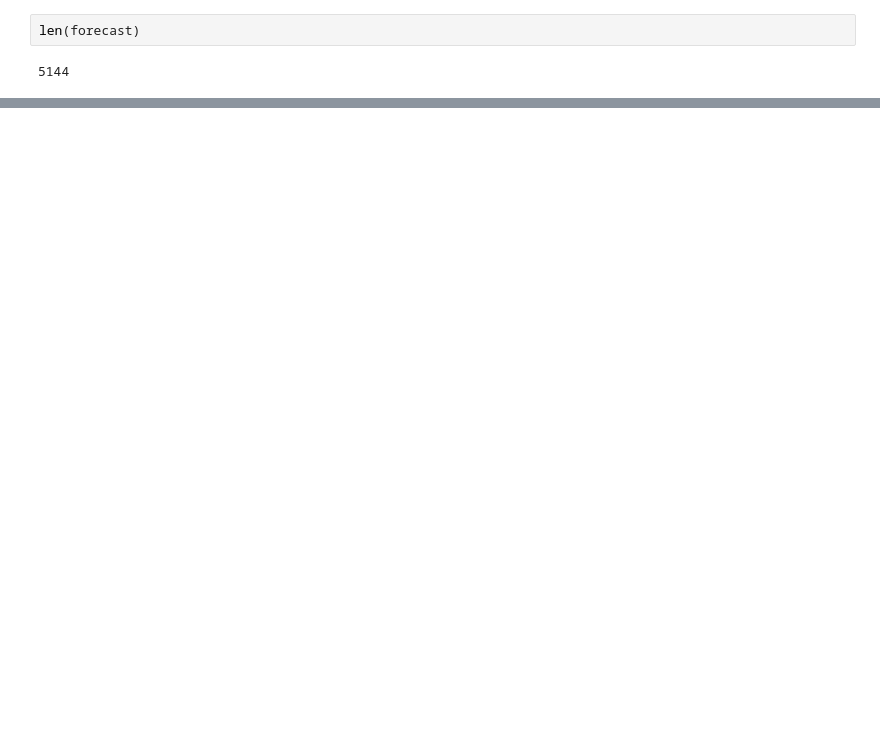
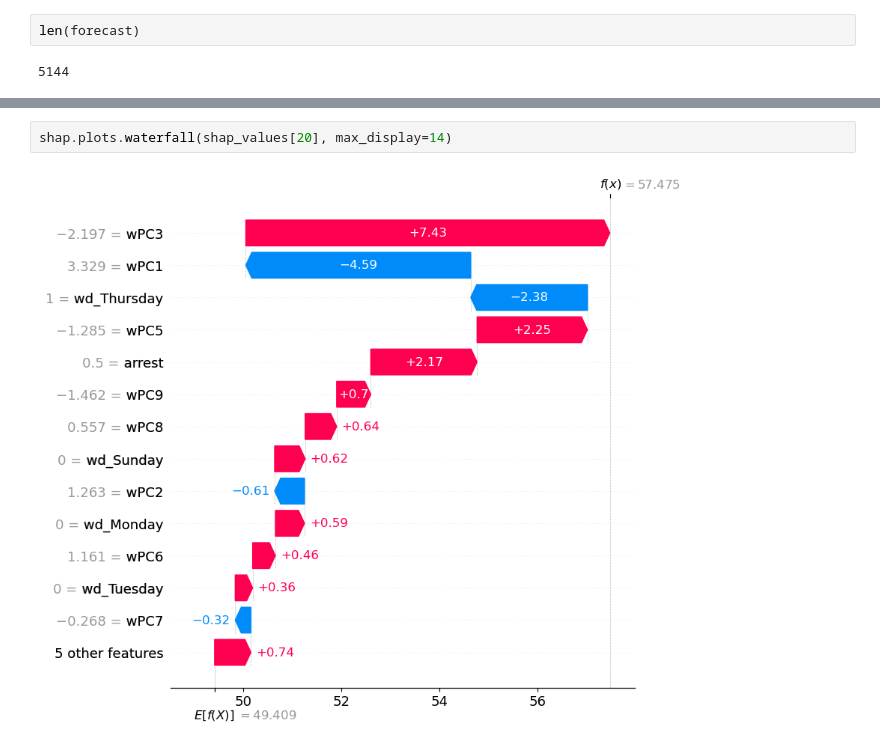
Before and after one commit to ZayneHMaughan/Case_StudyBYU, a Jupyter notebook: model.ipynb, the cells around one changed output, grey strips where cells are left out. Saved outputs shown, nothing was run; the diff lists cells and outputs as text; blank space fills up the shorter version.

```diff
--- a/model.ipynb
+++ b/model.ipynb
@@ -212,0 +231,4 @@ np.sqrt(mse)
+# %%
+shap.plots.waterfall(shap_values[20], max_display=14)
+# %% [output]
+[figure, added]
```
Also changed, not shown: parts of 11 cells of this notebook.
